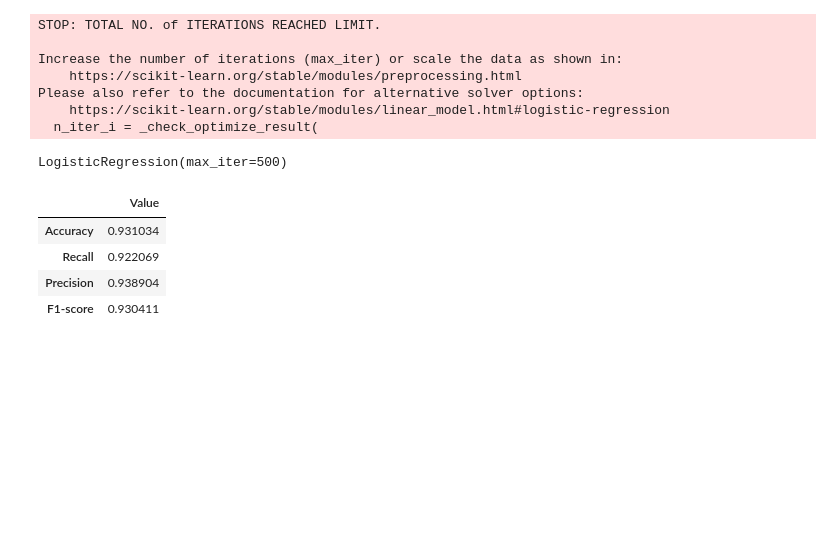
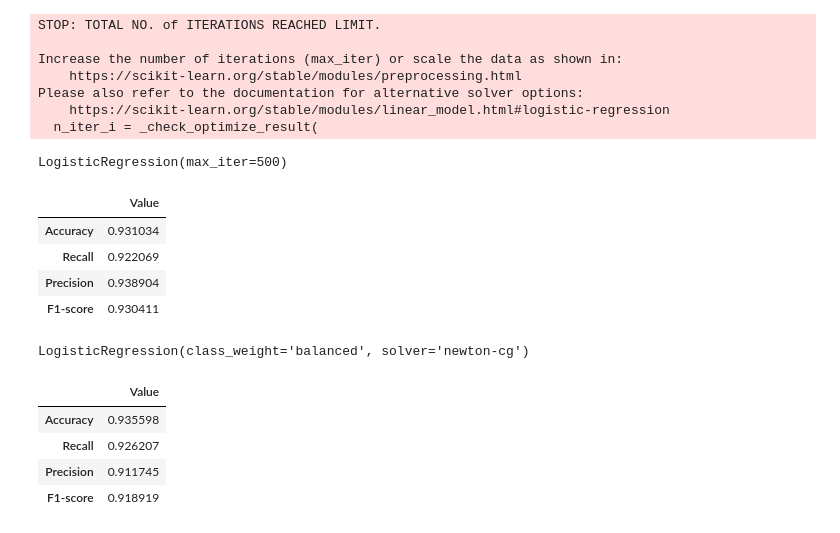
Before and after one commit to pouriaSameti/ML-Projects, a Jupyter notebook: Q3-Spambase/code/dsProject1/Logistic Regression.ipynb, the cells around one changed output. Saved outputs shown, nothing was run; the diff lists cells and outputs as text; code cells hidden in the pictures; blank space fills up the shorter version.

Commit message:
spambase -> training data with logistic regression & weighted loss.

```diff
--- a/Q3-Spambase/code/dsProject1/Logistic Regression.ipynb
+++ b/Q3-Spambase/code/dsProject1/Logistic Regression.ipynb
@@ -140,3 +142,28 @@ errors
 | Recall | 0.922069 |
 | Precision | 0.938904 |
 | F1-score | 0.930411 |
+# %%
+# Logistic Regression with weighted Loss
+from sklearn.linear_model import LogisticRegression
+lr_reg = LogisticRegression(solver='newton-cg', class_weight='balanced')
+lr_reg.fit(x_train, y_train)
+# %% [output]
+LogisticRegression(class_weight='balanced', solver='newton-cg')
+# %%
+#Evaluation of training set for weighted loss
+from sklearn.metrics import f1_score, accuracy_score, recall_score, precision_score
+y_weighted_pred = lr_reg.predict(x_train)
+
+accuracy = accuracy_score(y_train, y_weighted_pred)
+recall = recall_score(y_train, y_weighted_pred)
+precision = precision_score(y_train, y_weighted_pred)
+f1_score = f1_score(y_train, y_weighted_pred)
+
+errors = pd.DataFrame({'Value': [accuracy, recall, precision, f1_score]}, index=['Accuracy', 'Recall', 'Precision', 'F1-score'])
+errors
+# %% [output]
+|  | Value |
+| Accuracy | 0.935598 |
+| Recall | 0.926207 |
+| Precision | 0.911745 |
+| F1-score | 0.918919 |
```
Also changed, not shown: parts of 1 cell of this notebook.
